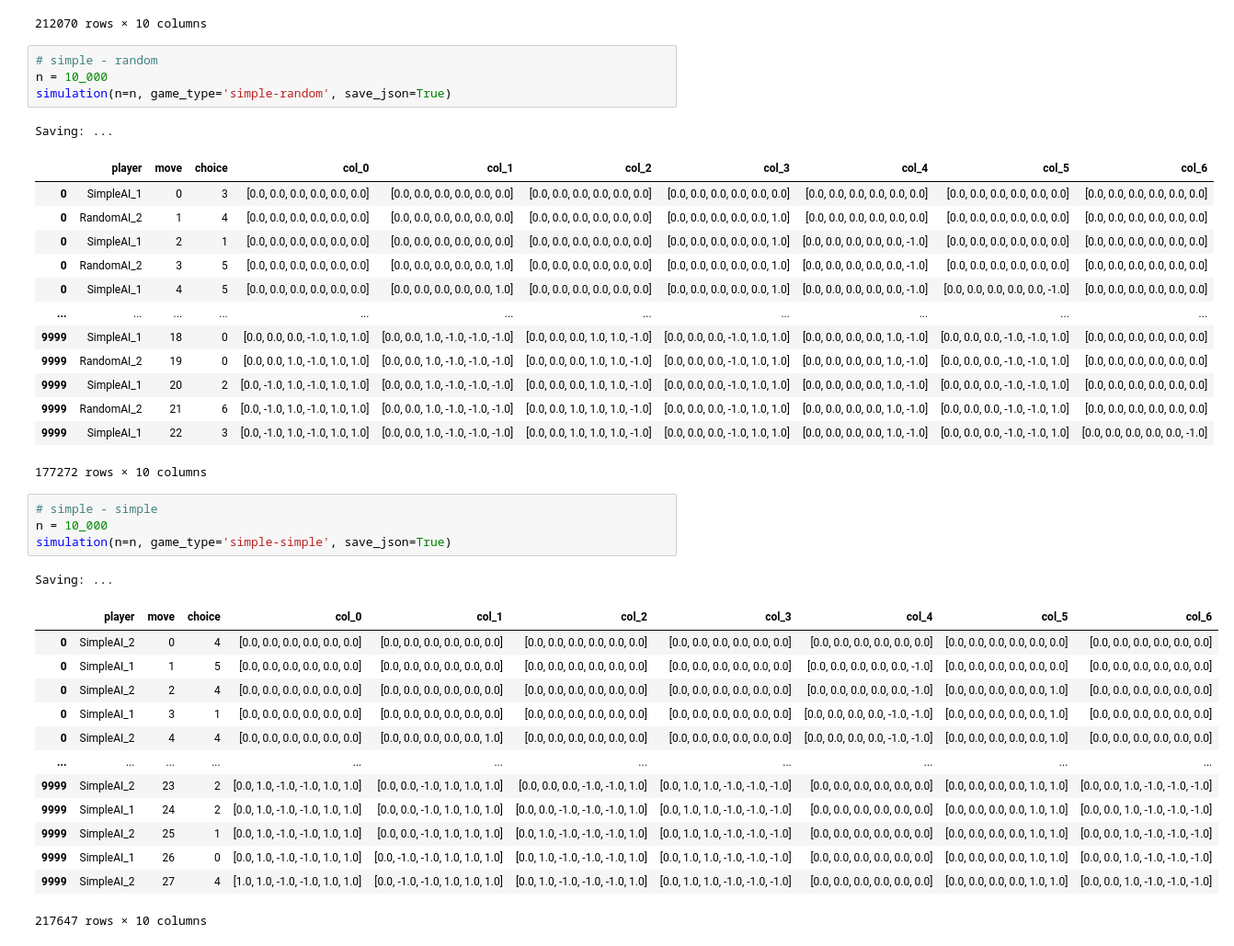
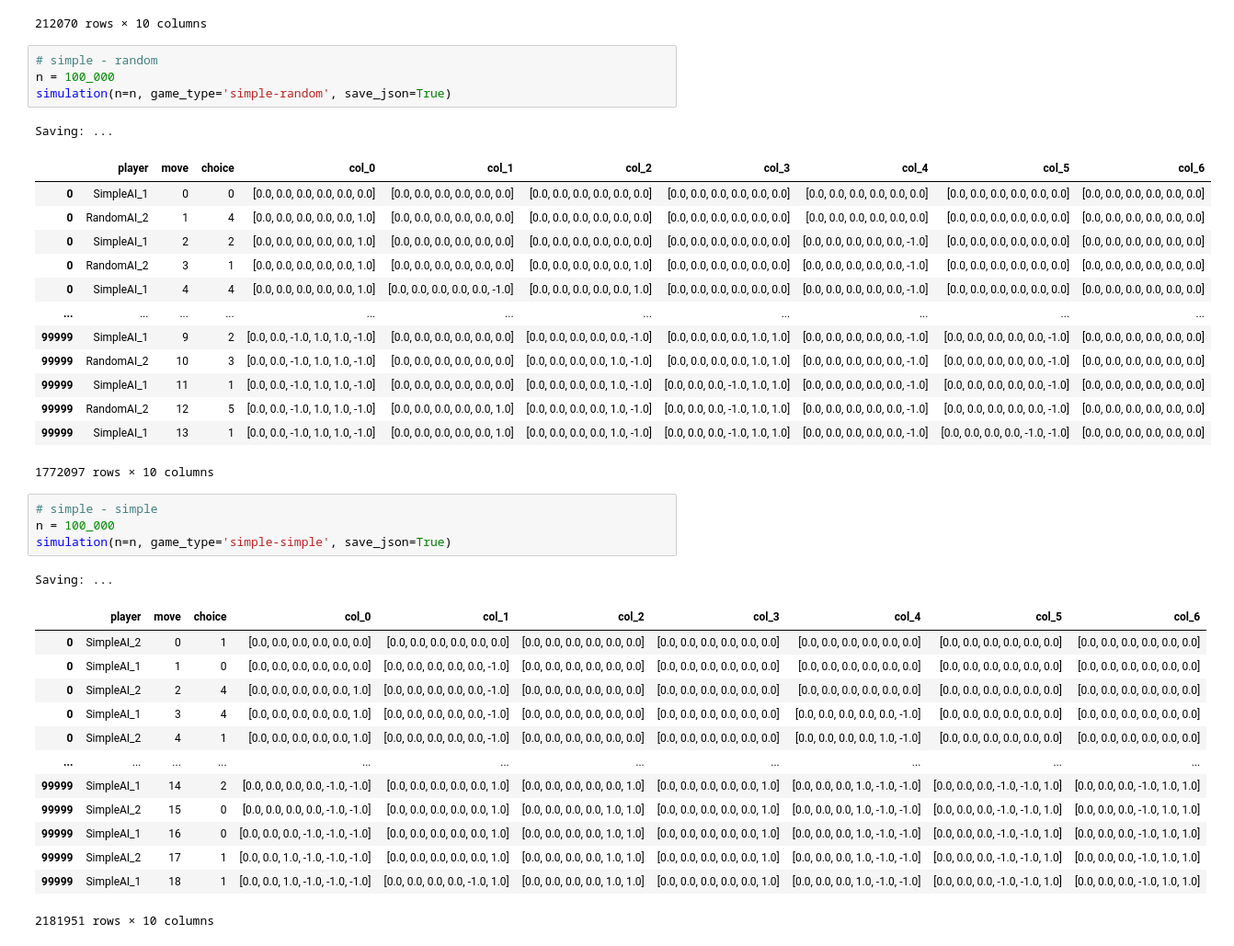
Before and after one commit to zick97/nn_project, a Jupyter notebook: simulations.ipynb, the cells around one changed output. Shown: that part at 92% size. Cells and saved outputs as stored; diff of their text form.

```diff
--- a/simulations.ipynb
+++ b/simulations.ipynb
@@ -24,40 +25,40 @@ Saving: ...
 212070 rows × 10 columns
 # %%
 # simple - random
-n = 10_000
+n = 100_000
 simulation(n=n, game_type='simple-random', save_json=True)
 # %% [output]
 Saving: ...
 |  | player | move | choice | col_0 | col_1 | col_2 | col_3 | col_4 | col_5 | col_6 |
-| 0 | SimpleAI_1 | 0 | 3 | [0.0, 0.0, 0.0, 0.0, 0.0, 0.0] | [0.0, 0.0, 0.0, 0.0, 0.0, 0.0] | [0.0, 0.0, 0.0, 0.0, 0.0, 0.0] | [0.0, 0.0, 0.0, 0.0, 0.0, 0.0] | [0.0, 0.0, 0.0, 0.0, 0.0, 0.0] | [0.0, 0.0, 0.0, 0.0, 0.0, 0.0] | [0.0, 0.0, 0.0, 0.0, 0.0, 0.0] |
-| 0 | RandomAI_2 | 1 | 4 | [0.0, 0.0, 0.0, 0.0, 0.0, 0.0] | [0.0, 0.0, 0.0, 0.0, 0.0, 0.0] | [0.0, 0.0, 0.0, 0.0, 0.0, 0.0] | [0.0, 0.0, 0.0, 0.0, 0.0, 1.0] | [0.0, 0.0, 0.0, 0.0, 0.0, 0.0] | [0.0, 0.0, 0.0, 0.0, 0.0, 0.0] | [0.0, 0.0, 0.0, 0.0, 0.0, 0.0] |
-| 0 | SimpleAI_1 | 2 | 1 | [0.0, 0.0, 0.0, 0.0, 0.0, 0.0] | [0.0, 0.0, 0.0, 0.0, 0.0, 0.0] | [0.0, 0.0, 0.0, 0.0, 0.0, 0.0] | [0.0, 0.0, 0.0, 0.0, 0.0, 1.0] | [0.0, 0.0, 0.0, 0.0, 0.0, -1.0] | [0.0, 0.0, 0.0, 0.0, 0.0, 0.0] | [0.0, 0.0, 0.0, 0.0, 0.0, 0.0] |
-| 0 | RandomAI_2 | 3 | 5 | [0.0, 0.0, 0.0, 0.0, 0.0, 0.0] | [0.0, 0.0, 0.0, 0.0, 0.0, 1.0] | [0.0, 0.0, 0.0, 0.0, 0.0, 0.0] | [0.0, 0.0, 0.0, 0.0, 0.0, 1.0] | [0.0, 0.0, 0.0, 0.0, 0.0, -1.0] | [0.0, 0.0, 0.0, 0.0, 0.0, 0.0] | [0.0, 0.0, 0.0, 0.0, 0.0, 0.0] |
-| 0 | SimpleAI_1 | 4 | 5 | [0.0, 0.0, 0.0, 0.0, 0.0, 0.0] | [0.0, 0.0, 0.0, 0.0, 0.0, 1.0] | [0.0, 0.0, 0.0, 0.0, 0.0, 0.0] | [0.0, 0.0, 0.0, 0.0, 0.0, 1.0] | [0.0, 0.0, 0.0, 0.0, 0.0, -1.0] | [0.0, 0.0, 0.0, 0.0, 0.0, -1.0] | [0.0, 0.0, 0.0, 0.0, 0.0, 0.0] |
+| 0 | SimpleAI_1 | 0 | 0 | [0.0, 0.0, 0.0, 0.0, 0.0, 0.0] | [0.0, 0.0, 0.0, 0.0, 0.0, 0.0] | [0.0, 0.0, 0.0, 0.0, 0.0, 0.0] | [0.0, 0.0, 0.0, 0.0, 0.0, 0.0] | [0.0, 0.0, 0.0, 0.0, 0.0, 0.0] | [0.0, 0.0, 0.0, 0.0, 0.0, 0.0] | [0.0, 0.0, 0.0, 0.0, 0.0, 0.0] |
+| 0 | RandomAI_2 | 1 | 4 | [0.0, 0.0, 0.0, 0.0, 0.0, 1.0] | [0.0, 0.0, 0.0, 0.0, 0.0, 0.0] | [0.0, 0.0, 0.0, 0.0, 0.0, 0.0] | [0.0, 0.0, 0.0, 0.0, 0.0, 0.0] | [0.0, 0.0, 0.0, 0.0, 0.0, 0.0] | [0.0, 0.0, 0.0, 0.0, 0.0, 0.0] | [0.0, 0.0, 0.0, 0.0, 0.0, 0.0] |
+| 0 | SimpleAI_1 | 2 | 2 | [0.0, 0.0, 0.0, 0.0, 0.0, 1.0] | [0.0, 0.0, 0.0, 0.0, 0.0, 0.0] | [0.0, 0.0, 0.0, 0.0, 0.0, 0.0] | [0.0, 0.0, 0.0, 0.0, 0.0, 0.0] | [0.0, 0.0, 0.0, 0.0, 0.0, -1.0] | [0.0, 0.0, 0.0, 0.0, 0.0, 0.0] | [0.0, 0.0, 0.0, 0.0, 0.0, 0.0] |
+| 0 | RandomAI_2 | 3 | 1 | [0.0, 0.0, 0.0, 0.0, 0.0, 1.0] | [0.0, 0.0, 0.0, 0.0, 0.0, 0.0] | [0.0, 0.0, 0.0, 0.0, 0.0, 1.0] | [0.0, 0.0, 0.0, 0.0, 0.0, 0.0] | [0.0, 0.0, 0.0, 0.0, 0.0, -1.0] | [0.0, 0.0, 0.0, 0.0, 0.0, 0.0] | [0.0, 0.0, 0.0, 0.0, 0.0, 0.0] |
+| 0 | SimpleAI_1 | 4 | 4 | [0.0, 0.0, 0.0, 0.0, 0.0, 1.0] | [0.0, 0.0, 0.0, 0.0, 0.0, -1.0] | [0.0, 0.0, 0.0, 0.0, 0.0, 1.0] | [0.0, 0.0, 0.0, 0.0, 0.0, 0.0] | [0.0, 0.0, 0.0, 0.0, 0.0, -1.0] | [0.0, 0.0, 0.0, 0.0, 0.0, 0.0] | [0.0, 0.0, 0.0, 0.0, 0.0, 0.0] |
 | ... | ... | ... | ... | ... | ... | ... | ... | ... | ... | ... |
-| 9999 | SimpleAI_1 | 18 | 0 | [0.0, 0.0, 0.0, -1.0, 1.0, 1.0] | [0.0, 0.0, 1.0, -1.0, -1.0, -1.0] | [0.0, 0.0, 0.0, 1.0, 1.0, -1.0] | [0.0, 0.0, 0.0, -1.0, 1.0, 1.0] | [0.0, 0.0, 0.0, 0.0, 1.0, -1.0] | [0.0, 0.0, 0.0, -1.0, -1.0, 1.0] | [0.0, 0.0, 0.0, 0.0, 0.0, 0.0] |
-| 9999 | RandomAI_2 | 19 | 0 | [0.0, 0.0, 1.0, -1.0, 1.0, 1.0] | [0.0, 0.0, 1.0, -1.0, -1.0, -1.0] | [0.0, 0.0, 0.0, 1.0, 1.0, -1.0] | [0.0, 0.0, 0.0, -1.0, 1.0, 1.0] | [0.0, 0.0, 0.0, 0.0, 1.0, -1.0] | [0.0, 0.0, 0.0, -1.0, -1.0, 1.0] | [0.0, 0.0, 0.0, 0.0, 0.0, 0.0] |
-| 9999 | SimpleAI_1 | 20 | 2 | [0.0, -1.0, 1.0, -1.0, 1.0, 1.0] | [0.0, 0.0, 1.0, -1.0, -1.0, -1.0] | [0.0, 0.0, 0.0, 1.0, 1.0, -1.0] | [0.0, 0.0, 0.0, -1.0, 1.0, 1.0] | [0.0, 0.0, 0.0, 0.0, 1.0, -1.0] | [0.0, 0.0, 0.0, -1.0, -1.0, 1.0] | [0.0, 0.0, 0.0, 0.0, 0.0, 0.0] |
-| 9999 | RandomAI_2 | 21 | 6 | [0.0, -1.0, 1.0, -1.0, 1.0, 1.0] | [0.0, 0.0, 1.0, -1.0, -1.0, -1.0] | [0.0, 0.0, 1.0, 1.0, 1.0, -1.0] | [0.0, 0.0, 0.0, -1.0, 1.0, 1.0] | [0.0, 0.0, 0.0, 0.0, 1.0, -1.0] | [0.0, 0.0, 0.0, -1.0, -1.0, 1.0] | [0.0, 0.0, 0.0, 0.0, 0.0, 0.0] |
-| 9999 | SimpleAI_1 | 22 | 3 | [0.0, -1.0, 1.0, -1.0, 1.0, 1.0] | [0.0, 0.0, 1.0, -1.0, -1.0, -1.0] | [0.0, 0.0, 1.0, 1.0, 1.0, -1.0] | [0.0, 0.0, 0.0, -1.0, 1.0, 1.0] | [0.0, 0.0, 0.0, 0.0, 1.0, -1.0] | [0.0, 0.0, 0.0, -1.0, -1.0, 1.0] | [0.0, 0.0, 0.0, 0.0, 0.0, -1.0] |
+| 99999 | SimpleAI_1 | 9 | 2 | [0.0, 0.0, -1.0, 1.0, 1.0, -1.0] | [0.0, 0.0, 0.0, 0.0, 0.0, 0.0] | [0.0, 0.0, 0.0, 0.0, 0.0, -1.0] | [0.0, 0.0, 0.0, 0.0, 1.0, 1.0] | [0.0, 0.0, 0.0, 0.0, 0.0, -1.0] | [0.0, 0.0, 0.0, 0.0, 0.0, -1.0] | [0.0, 0.0, 0.0, 0.0, 0.0, 0.0] |
+| 99999 | RandomAI_2 | 10 | 3 | [0.0, 0.0, -1.0, 1.0, 1.0, -1.0] | [0.0, 0.0, 0.0, 0.0, 0.0, 0.0] | [0.0, 0.0, 0.0, 0.0, 1.0, -1.0] | [0.0, 0.0, 0.0, 0.0, 1.0, 1.0] | [0.0, 0.0, 0.0, 0.0, 0.0, -1.0] | [0.0, 0.0, 0.0, 0.0, 0.0, -1.0] | [0.0, 0.0, 0.0, 0.0, 0.0, 0.0] |
+| 99999 | SimpleAI_1 | 11 | 1 | [0.0, 0.0, -1.0, 1.0, 1.0, -1.0] | [0.0, 0.0, 0.0, 0.0, 0.0, 0.0] | [0.0, 0.0, 0.0, 0.0, 1.0, -1.0] | [0.0, 0.0, 0.0, -1.0, 1.0, 1.0] | [0.0, 0.0, 0.0, 0.0, 0.0, -1.0] | [0.0, 0.0, 0.0, 0.0, 0.0, -1.0] | [0.0, 0.0, 0.0, 0.0, 0.0, 0.0] |
+| 99999 | RandomAI_2 | 12 | 5 | [0.0, 0.0, -1.0, 1.0, 1.0, -1.0] | [0.0, 0.0, 0.0, 0.0, 0.0, 1.0] | [0.0, 0.0, 0.0, 0.0, 1.0, -1.0] | [0.0, 0.0, 0.0, -1.0, 1.0, 1.0] | [0.0, 0.0, 0.0, 0.0, 0.0, -1.0] | [0.0, 0.0, 0.0, 0.0, 0.0, -1.0] | [0.0, 0.0, 0.0, 0.0, 0.0, 0.0] |
+| 99999 | SimpleAI_1 | 13 | 1 | [0.0, 0.0, -1.0, 1.0, 1.0, -1.0] | [0.0, 0.0, 0.0, 0.0, 0.0, 1.0] | [0.0, 0.0, 0.0, 0.0, 1.0, -1.0] | [0.0, 0.0, 0.0, -1.0, 1.0, 1.0] | [0.0, 0.0, 0.0, 0.0, 0.0, -1.0] | [0.0, 0.0, 0.0, 0.0, -1.0, -1.0] | [0.0, 0.0, 0.0, 0.0, 0.0, 0.0] |
-177272 rows × 10 columns
+1772097 rows × 10 columns
 # %%
 # simple - simple
-n = 10_000
+n = 100_000
 simulation(n=n, game_type='simple-simple', save_json=True)
 # %% [output]
 Saving: ...
 |  | player | move | choice | col_0 | col_1 | col_2 | col_3 | col_4 | col_5 | col_6 |
-| 0 | SimpleAI_2 | 0 | 4 | [0.0, 0.0, 0.0, 0.0, 0.0, 0.0] | [0.0, 0.0, 0.0, 0.0, 0.0, 0.0] | [0.0, 0.0, 0.0, 0.0, 0.0, 0.0] | [0.0, 0.0, 0.0, 0.0, 0.0, 0.0] | [0.0, 0.0, 0.0, 0.0, 0.0, 0.0] | [0.0, 0.0, 0.0, 0.0, 0.0, 0.0] | [0.0, 0.0, 0.0, 0.0, 0.0, 0.0] |
-| 0 | SimpleAI_1 | 1 | 5 | [0.0, 0.0, 0.0, 0.0, 0.0, 0.0] | [0.0, 0.0, 0.0, 0.0, 0.0, 0.0] | [0.0, 0.0, 0.0, 0.0, 0.0, 0.0] | [0.0, 0.0, 0.0, 0.0, 0.0, 0.0] | [0.0, 0.0, 0.0, 0.0, 0.0, -1.0] | [0.0, 0.0, 0.0, 0.0, 0.0, 0.0] | [0.0, 0.0, 0.0, 0.0, 0.0, 0.0] |
-| 0 | SimpleAI_2 | 2 | 4 | [0.0, 0.0, 0.0, 0.0, 0.0, 0.0] | [0.0, 0.0, 0.0, 0.0, 0.0, 0.0] | [0.0, 0.0, 0.0, 0.0, 0.0, 0.0] | [0.0, 0.0, 0.0, 0.0, 0.0, 0.0] | [0.0, 0.0, 0.0, 0.0, 0.0, -1.0] | [0.0, 0.0, 0.0, 0.0, 0.0, 1.0] | [0.0, 0.0, 0.0, 0.0, 0.0, 0.0] |
-| 0 | SimpleAI_1 | 3 | 1 | [0.0, 0.0, 0.0, 0.0, 0.0, 0.0] | [0.0, 0.0, 0.0, 0.0, 0.0, 0.0] | [0.0, 0.0, 0.0, 0.0, 0.0, 0.0] | [0.0, 0.0, 0.0, 0.0, 0.0, 0.0] | [0.0, 0.0, 0.0, 0.0, -1.0, -1.0] | [0.0, 0.0, 0.0, 0.0, 0.0, 1.0] | [0.0, 0.0, 0.0, 0.0, 0.0, 0.0] |
-| 0 | SimpleAI_2 | 4 | 4 | [0.0, 0.0, 0.0, 0.0, 0.0, 0.0] | [0.0, 0.0, 0.0, 0.0, 0.0, 1.0] | [0.0, 0.0, 0.0, 0.0, 0.0, 0.0] | [0.0, 0.0, 0.0, 0.0, 0.0, 0.0] | [0.0, 0.0, 0.0, 0.0, -1.0, -1.0] | [0.0, 0.0, 0.0, 0.0, 0.0, 1.0] | [0.0, 0.0, 0.0, 0.0, 0.0, 0.0] |
+| 0 | SimpleAI_2 | 0 | 1 | [0.0, 0.0, 0.0, 0.0, 0.0, 0.0] | [0.0, 0.0, 0.0, 0.0, 0.0, 0.0] | [0.0, 0.0, 0.0, 0.0, 0.0, 0.0] | [0.0, 0.0, 0.0, 0.0, 0.0, 0.0] | [0.0, 0.0, 0.0, 0.0, 0.0, 0.0] | [0.0, 0.0, 0.0, 0.0, 0.0, 0.0] | [0.0, 0.0, 0.0, 0.0, 0.0, 0.0] |
+| 0 | SimpleAI_1 | 1 | 0 | [0.0, 0.0, 0.0, 0.0, 0.0, 0.0] | [0.0, 0.0, 0.0, 0.0, 0.0, -1.0] | [0.0, 0.0, 0.0, 0.0, 0.0, 0.0] | [0.0, 0.0, 0.0, 0.0, 0.0, 0.0] | [0.0, 0.0, 0.0, 0.0, 0.0, 0.0] | [0.0, 0.0, 0.0, 0.0, 0.0, 0.0] | [0.0, 0.0, 0.0, 0.0, 0.0, 0.0] |
+| 0 | SimpleAI_2 | 2 | 4 | [0.0, 0.0, 0.0, 0.0, 0.0, 1.0] | [0.0, 0.0, 0.0, 0.0, 0.0, -1.0] | [0.0, 0.0, 0.0, 0.0, 0.0, 0.0] | [0.0, 0.0, 0.0, 0.0, 0.0, 0.0] | [0.0, 0.0, 0.0, 0.0, 0.0, 0.0] | [0.0, 0.0, 0.0, 0.0, 0.0, 0.0] | [0.0, 0.0, 0.0, 0.0, 0.0, 0.0] |
+| 0 | SimpleAI_1 | 3 | 4 | [0.0, 0.0, 0.0, 0.0, 0.0, 1.0] | [0.0, 0.0, 0.0, 0.0, 0.0, -1.0] | [0.0, 0.0, 0.0, 0.0, 0.0, 0.0] | [0.0, 0.0, 0.0, 0.0, 0.0, 0.0] | [0.0, 0.0, 0.0, 0.0, 0.0, -1.0] | [0.0, 0.0, 0.0, 0.0, 0.0, 0.0] | [0.0, 0.0, 0.0, 0.0, 0.0, 0.0] |
+| 0 | SimpleAI_2 | 4 | 1 | [0.0, 0.0, 0.0, 0.0, 0.0, 1.0] | [0.0, 0.0, 0.0, 0.0, 0.0, -1.0] | [0.0, 0.0, 0.0, 0.0, 0.0, 0.0] | [0.0, 0.0, 0.0, 0.0, 0.0, 0.0] | [0.0, 0.0, 0.0, 0.0, 1.0, -1.0] | [0.0, 0.0, 0.0, 0.0, 0.0, 0.0] | [0.0, 0.0, 0.0, 0.0, 0.0, 0.0] |
 | ... | ... | ... | ... | ... | ... | ... | ... | ... | ... | ... |
-| 9999 | SimpleAI_2 | 23 | 2 | [0.0, 1.0, -1.0, -1.0, 1.0, 1.0] | [0.0, 0.0, -1.0, 1.0, 1.0, 1.0] | [0.0, 0.0, 0.0, -1.0, -1.0, 1.0] | [0.0, 1.0, 1.0, -1.0, -1.0, -1.0] | [0.0, 0.0, 0.0, 0.0, 0.0, 0.0] | [0.0, 0.0, 0.0, 0.0, 1.0, 1.0] | [0.0, 0.0, 1.0, -1.0, -1.0, -1.0] |
-| 9999 | SimpleAI_1 | 24 | 2 | [0.0, 1.0, -1.0, -1.0, 1.0, 1.0] | [0.0, 0.0, -1.0, 1.0, 1.0, 1.0] | [0.0, 0.0, -1.0, -1.0, -1.0, 1.0] | [0.0, 1.0, 1.0, -1.0, -1.0, -1.0] | [0.0, 0.0, 0.0, 0.0, 0.0, 0.0] | [0.0, 0.0, 0.0, 0.0, 1.0, 1.0] | [0.0, 0.0, 1.0, -1.0, -1.0, -1.0] |
-| 9999 | SimpleAI_2 | 25 | 1 | [0.0, 1.0, -1.0, -1.0, 1.0, 1.0] | [0.0, 0.0, -1.0, 1.0, 1.0, 1.0] | [0.0, 1.0, -1.0, -1.0, -1.0, 1.0] | [0.0, 1.0, 1.0, -1.0, -1.0, -1.0] | [0.0, 0.0, 0.0, 0.0, 0.0, 0.0] | [0.0, 0.0, 0.0, 0.0, 1.0, 1.0] | [0.0, 0.0, 1.0, -1.0, -1.0, -1.0] |
-| 9999 | SimpleAI_1 | 26 | 0 | [0.0, 1.0, -1.0, -1.0, 1.0, 1.0] | [0.0, -1.0, -1.0, 1.0, 1.0, 1.0] | [0.0, 1.0, -1.0, -1.0, -1.0, 1.0] | [0.0, 1.0, 1.0, -1.0, -1.0, -1.0] | [0.0, 0.0, 0.0, 0.0, 0.0, 0.0] | [0.0, 0.0, 0.0, 0.0, 1.0, 1.0] | [0.0, 0.0, 1.0, -1.0, -1.0, -1.0] |
-| 9999 | SimpleAI_2 | 27 | 4 | [1.0, 1.0, -1.0, -1.0, 1.0, 1.0] | [0.0, -1.0, -1.0, 1.0, 1.0, 1.0] | [0.0, 1.0, -1.0, -1.0, -1.0, 1.0] | [0.0, 1.0, 1.0, -1.0, -1.0, -1.0] | [0.0, 0.0, 0.0, 0.0, 0.0, 0.0] | [0.0, 0.0, 0.0, 0.0, 1.0, 1.0] | [0.0, 0.0, 1.0, -1.0, -1.0, -1.0] |
+| 99999 | SimpleAI_1 | 14 | 2 | [0.0, 0.0, 0.0, 0.0, -1.0, -1.0] | [0.0, 0.0, 0.0, 0.0, 0.0, 1.0] | [0.0, 0.0, 0.0, 0.0, 0.0, 1.0] | [0.0, 0.0, 0.0, 0.0, 0.0, 1.0] | [0.0, 0.0, 0.0, 1.0, -1.0, -1.0] | [0.0, 0.0, 0.0, -1.0, -1.0, 1.0] | [0.0, 0.0, 0.0, -1.0, 1.0, 1.0] |
+| 99999 | SimpleAI_2 | 15 | 0 | [0.0, 0.0, 0.0, 0.0, -1.0, -1.0] | [0.0, 0.0, 0.0, 0.0, 0.0, 1.0] | [0.0, 0.0, 0.0, 0.0, 1.0, 1.0] | [0.0, 0.0, 0.0, 0.0, 0.0, 1.0] | [0.0, 0.0, 0.0, 1.0, -1.0, -1.0] | [0.0, 0.0, 0.0, -1.0, -1.0, 1.0] | [0.0, 0.0, 0.0, -1.0, 1.0, 1.0] |
+| 99999 | SimpleAI_1 | 16 | 0 | [0.0, 0.0, 0.0, -1.0, -1.0, -1.0] | [0.0, 0.0, 0.0, 0.0, 0.0, 1.0] | [0.0, 0.0, 0.0, 0.0, 1.0, 1.0] | [0.0, 0.0, 0.0, 0.0, 0.0, 1.0] | [0.0, 0.0, 0.0, 1.0, -1.0, -1.0] | [0.0, 0.0, 0.0, -1.0, -1.0, 1.0] | [0.0, 0.0, 0.0, -1.0, 1.0, 1.0] |
+| 99999 | SimpleAI_2 | 17 | 1 | [0.0, 0.0, 1.0, -1.0, -1.0, -1.0] | [0.0, 0.0, 0.0, 0.0, 0.0, 1.0] | [0.0, 0.0, 0.0, 0.0, 1.0, 1.0] | [0.0, 0.0, 0.0, 0.0, 0.0, 1.0] | [0.0, 0.0, 0.0, 1.0, -1.0, -1.0] | [0.0, 0.0, 0.0, -1.0, -1.0, 1.0] | [0.0, 0.0, 0.0, -1.0, 1.0, 1.0] |
+| 99999 | SimpleAI_1 | 18 | 1 | [0.0, 0.0, 1.0, -1.0, -1.0, -1.0] | [0.0, 0.0, 0.0, 0.0, -1.0, 1.0] | [0.0, 0.0, 0.0, 0.0, 1.0, 1.0] | [0.0, 0.0, 0.0, 0.0, 0.0, 1.0] | [0.0, 0.0, 0.0, 1.0, -1.0, -1.0] | [0.0, 0.0, 0.0, -1.0, -1.0, 1.0] | [0.0, 0.0, 0.0, -1.0, 1.0, 1.0] |
-217647 rows × 10 columns
+2181951 rows × 10 columns
 # %%
```
Also changed, not shown: parts of 5 cells of this notebook, 14 other files.
